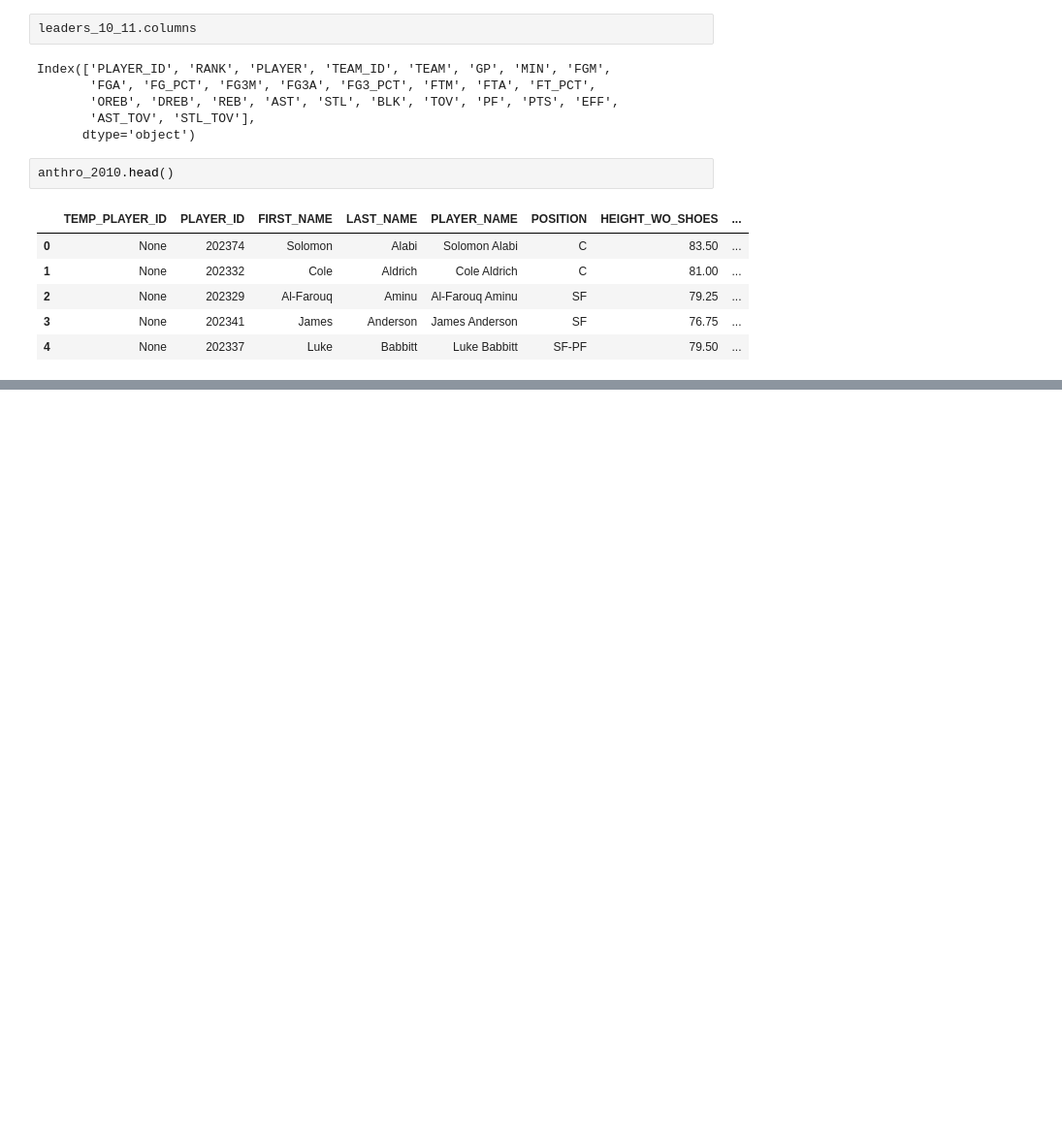
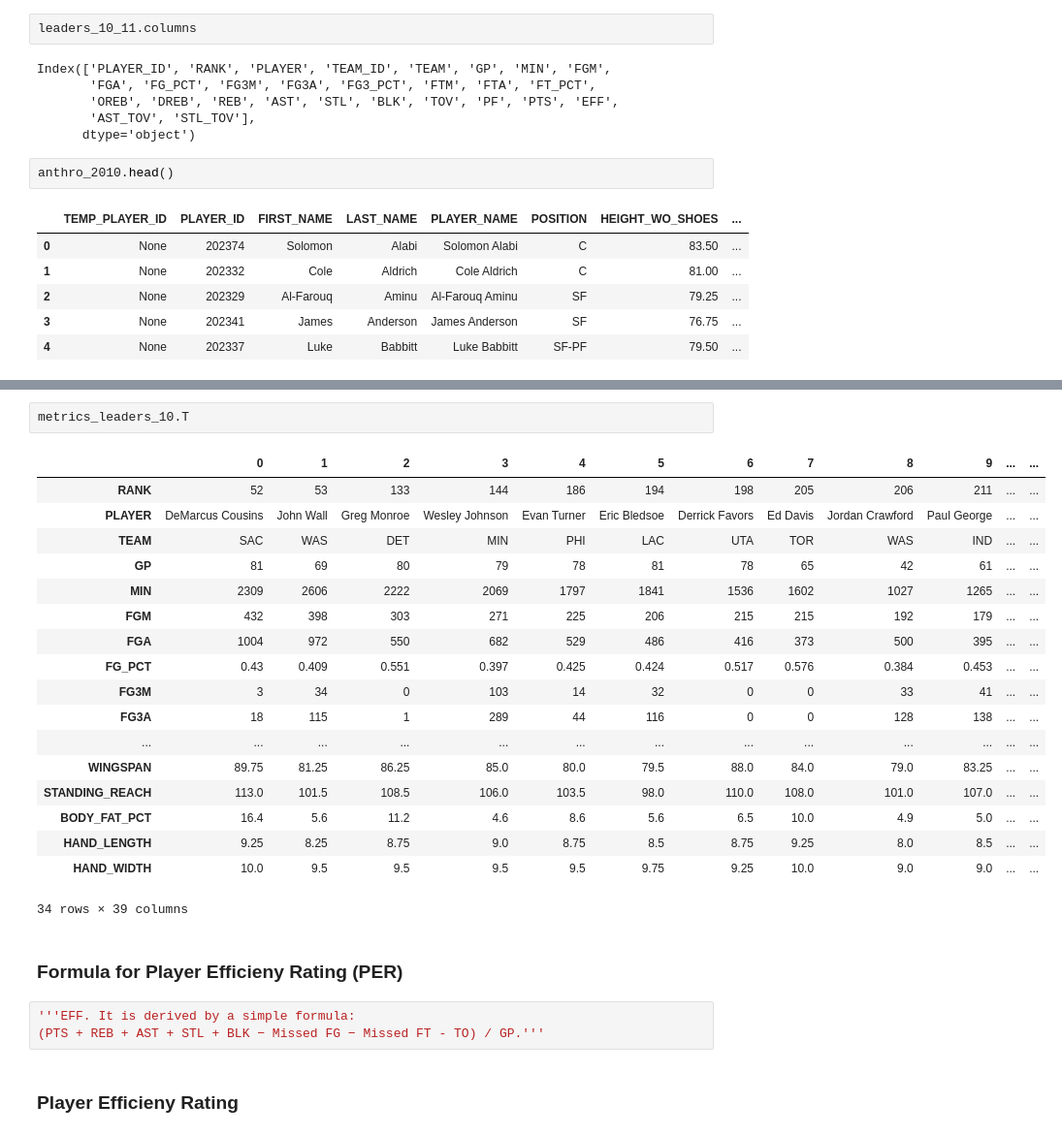
Before and after one commit to mannievilla/NBA-Draft-Selections, a Jupyter notebook: NBA_webscrape.ipynb, the cells around one changed output, grey strips where cells are left out. Shown at 97% size. Drawn from its saved outputs; the diff is of its cells as text; blank space fills up the shorter version.

```diff
--- a/NBA_webscrape.ipynb
+++ b/NBA_webscrape.ipynb
@@ -625,0 +626,28 @@ metrics_leaders_10.head()
+# %%
+metrics_leaders_10.T
+# %% [output]
+|  | 0 | 1 | 2 | 3 | 4 | 5 | 6 | 7 | 8 | 9 | ... | ... |
+| RANK | 52 | 53 | 133 | 144 | 186 | 194 | 198 | 205 | 206 | 211 | ... | ... |
+| PLAYER | DeMarcus Cousins | John Wall | Greg Monroe | Wesley Johnson | Evan Turner | Eric Bledsoe | Derrick Favors | Ed Davis | Jordan Crawford | Paul George | ... | ... |
+| TEAM | SAC | WAS | DET | MIN | PHI | LAC | UTA | TOR | WAS | IND | ... | ... |
+| GP | 81 | 69 | 80 | 79 | 78 | 81 | 78 | 65 | 42 | 61 | ... | ... |
+| MIN | 2309 | 2606 | 2222 | 2069 | 1797 | 1841 | 1536 | 1602 | 1027 | 1265 | ... | ... |
+| FGM | 432 | 398 | 303 | 271 | 225 | 206 | 215 | 215 | 192 | 179 | ... | ... |
+| FGA | 1004 | 972 | 550 | 682 | 529 | 486 | 416 | 373 | 500 | 395 | ... | ... |
+| FG_PCT | 0.43 | 0.409 | 0.551 | 0.397 | 0.425 | 0.424 | 0.517 | 0.576 | 0.384 | 0.453 | ... | ... |
+| FG3M | 3 | 34 | 0 | 103 | 14 | 32 | 0 | 0 | 33 | 41 | ... | ... |
+| FG3A | 18 | 115 | 1 | 289 | 44 | 116 | 0 | 0 | 128 | 138 | ... | ... |
+| ... | ... | ... | ... | ... | ... | ... | ... | ... | ... | ... | ... | ... |
+| WINGSPAN | 89.75 | 81.25 | 86.25 | 85.0 | 80.0 | 79.5 | 88.0 | 84.0 | 79.0 | 83.25 | ... | ... |
+| STANDING_REACH | 113.0 | 101.5 | 108.5 | 106.0 | 103.5 | 98.0 | 110.0 | 108.0 | 101.0 | 107.0 | ... | ... |
+| BODY_FAT_PCT | 16.4 | 5.6 | 11.2 | 4.6 | 8.6 | 5.6 | 6.5 | 10.0 | 4.9 | 5.0 | ... | ... |
+| HAND_LENGTH | 9.25 | 8.25 | 8.75 | 9.0 | 8.75 | 8.5 | 8.75 | 9.25 | 8.0 | 8.5 | ... | ... |
+| HAND_WIDTH | 10.0 | 9.5 | 9.5 | 9.5 | 9.5 | 9.75 | 9.25 | 10.0 | 9.0 | 9.0 | ... | ... |
+34 rows × 39 columns
+# %% [markdown]
+### Formula for Player Efficieny Rating (PER)
+# %%
+'''EFF. It is derived by a simple formula:
+(PTS + REB + AST + STL + BLK − Missed FG − Missed FT - TO) / GP.'''
+# %% [markdown]
+### Player Efficieny Rating
```
Also changed, not shown: parts of 66 cells of this notebook.
